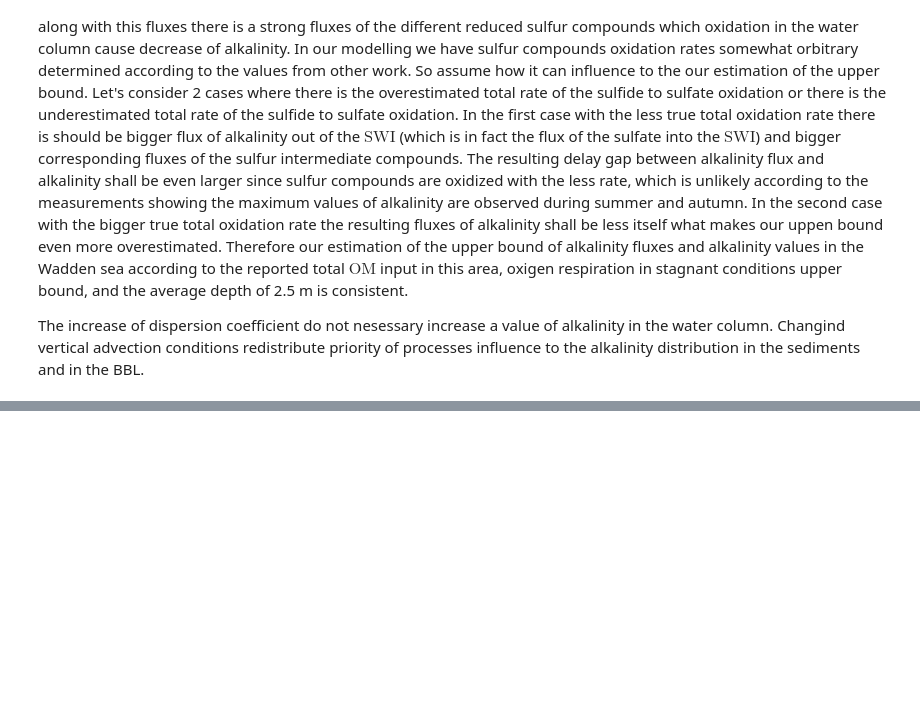
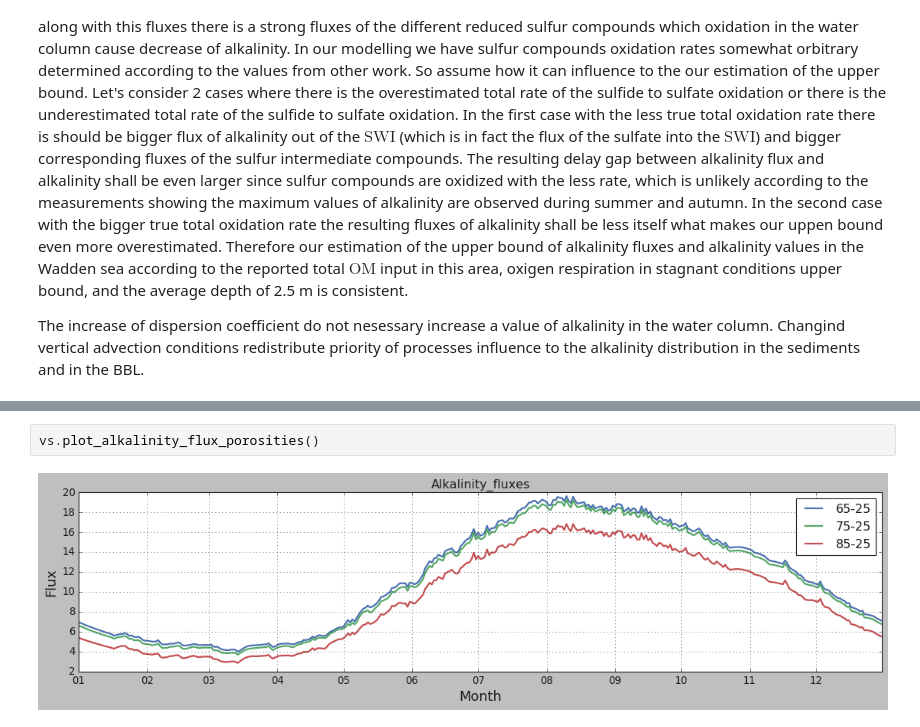
Before and after one commit to limash/Alkalinity_in_the_Wadden_Sea, a Jupyter notebook: Sedimentary_alkalinity_release_in_the_Wadden_Sea.ipynb, the cells around one changed output, grey strips where cells are left out. Drawn from its saved outputs; the diff is of its cells as text; blank space fills up the shorter version.

```diff
--- a/Sedimentary_alkalinity_release_in_the_Wadden_Sea.ipynb
+++ b/Sedimentary_alkalinity_release_in_the_Wadden_Sea.ipynb
@@ -371,0 +376,4 @@ Changind vertical advection conditions redistribute priority of processes influe
+# %%
+vs.plot_alkalinity_flux_porosities()
+# %% [output]
+[figure, added]
```
Also changed, not shown: parts of 1 cell of this notebook, 2 other files.
